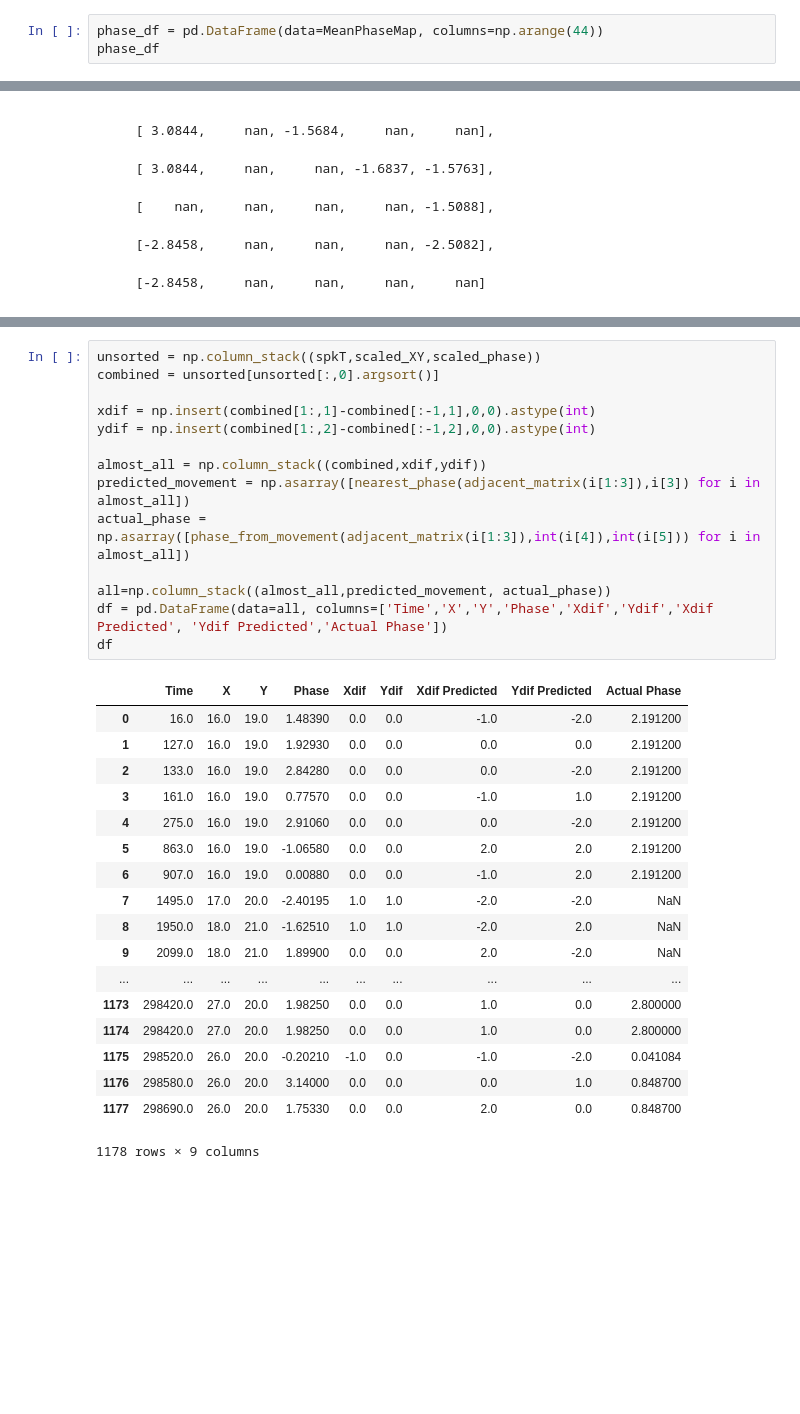
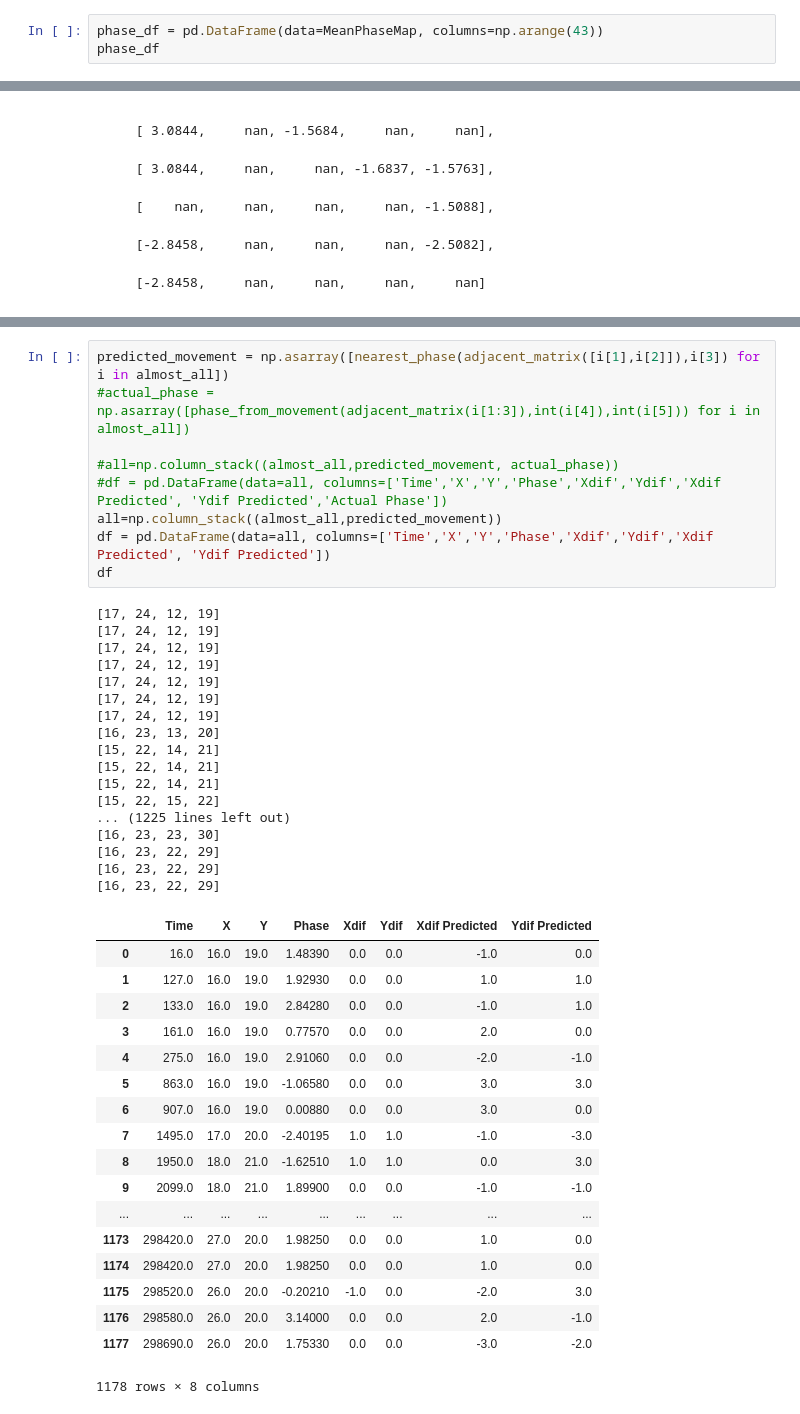
Before and after one commit to DanielHHowell/Grid-Cell, a Jupyter notebook: Grid Cell Phase Main.ipynb, the cells around one changed output, grey strips where cells are left out. Saved outputs shown, nothing was run; the diff lists cells and outputs as text; blank space fills up the shorter version.

```diff
--- a/Grid Cell Phase Main.ipynb
+++ b/Grid Cell Phase Main.ipynb
@@ -157,7 +156,7 @@ X,Y position, change in distance, time and phase data sorted by trajectory from
 # %% [markdown]
 ## MeanPhaseMap DataFrame
 # %%
-phase_df = pd.DataFrame(data=MeanPhaseMap, columns=np.arange(44))
+phase_df = pd.DataFrame(data=MeanPhaseMap, columns=np.arange(43))
 phase_df
 # %% [output]
 |  | 0 | 1 | 2 | 3 | 4 | 5 | 6 | 7 | 8 | 9 | ... | ... |
@@ -269,36 +283,48 @@ print(phase_from_movement(adjacent_matrix([16,19]),0,0))
 # %%
-unsorted = np.column_stack((spkT,scaled_XY,scaled_phase))
-combined = unsorted[unsorted[:,0].argsort()]
+predicted_movement = np.asarray([nearest_phase(adjacent_matrix([i[1],i[2]]),i[3]) for i in almost_all])
+#actual_phase = np.asarray([phase_from_movement(adjacent_matrix(i[1:3]),int(i[4]),int(i[5])) for i in almost_all])
 
-xdif = np.insert(combined[1:,1]-combined[:-1,1],0,0).astype(int)
-ydif = np.insert(combined[1:,2]-combined[:-1,2],0,0).astype(int)
-
-almost_all = np.column_stack((combined,xdif,ydif))
-predicted_movement = np.asarray([nearest_phase(adjacent_matrix(i[1:3]),i[3]) for i in almost_all])
-actual_phase = np.asarray([phase_from_movement(adjacent_matrix(i[1:3]),int(i[4]),int(i[5])) for i in almost_all])
-
-all=np.column_stack((almost_all,predicted_movement, actual_phase))
-df = pd.DataFrame(data=all, columns=['Time','X','Y','Phase','Xdif','Ydif','Xdif Predicted', 'Ydif Predicted','Actual Phase'])
+#all=np.column_stack((almost_all,predicted_movement, actual_phase))
+#df = pd.DataFrame(data=all, columns=['Time','X','Y','Phase','Xdif','Ydif','Xdif Predicted', 'Ydif Predicted','Actual Phase'])
+all=np.column_stack((almost_all,predicted_movement))
+df = pd.DataFrame(data=all, columns=['Time','X','Y','Phase','Xdif','Ydif','Xdif Predicted', 'Ydif Predicted'])
 df
 # %% [output]
+[17, 24, 12, 19]
+[17, 24, 12, 19]
+[17, 24, 12, 19]
+[17, 24, 12, 19]
+[17, 24, 12, 19]
+[17, 24, 12, 19]
+[17, 24, 12, 19]
+[16, 23, 13, 20]
+[15, 22, 14, 21]
+[15, 22, 14, 21]
+[15, 22, 14, 21]
+[15, 22, 15, 22]
+... (1225 lines left out)
+[16, 23, 23, 30]
+[16, 23, 22, 29]
+[16, 23, 22, 29]
+[16, 23, 22, 29]
-|  | Time | X | Y | Phase | Xdif | Ydif | Xdif Predicted | Ydif Predicted | Actual Phase |
-| 0 | 16.0 | 16.0 | 19.0 | 1.48390 | 0.0 | 0.0 | -1.0 | -2.0 | 2.191200 |
-| 1 | 127.0 | 16.0 | 19.0 | 1.92930 | 0.0 | 0.0 | 0.0 | 0.0 | 2.191200 |
-| 2 | 133.0 | 16.0 | 19.0 | 2.84280 | 0.0 | 0.0 | 0.0 | -2.0 | 2.191200 |
-| 3 | 161.0 | 16.0 | 19.0 | 0.77570 | 0.0 | 0.0 | -1.0 | 1.0 | 2.191200 |
-| 4 | 275.0 | 16.0 | 19.0 | 2.91060 | 0.0 | 0.0 | 0.0 | -2.0 | 2.191200 |
-| 5 | 863.0 | 16.0 | 19.0 | -1.06580 | 0.0 | 0.0 | 2.0 | 2.0 | 2.191200 |
-| 6 | 907.0 | 16.0 | 19.0 | 0.00880 | 0.0 | 0.0 | -1.0 | 2.0 | 2.191200 |
-| 7 | 1495.0 | 17.0 | 20.0 | -2.40195 | 1.0 | 1.0 | -2.0 | -2.0 | NaN |
-| 8 | 1950.0 | 18.0 | 21.0 | -1.62510 | 1.0 | 1.0 | -2.0 | 2.0 | NaN |
-| 9 | 2099.0 | 18.0 | 21.0 | 1.89900 | 0.0 | 0.0 | 2.0 | -2.0 | NaN |
-| ... | ... | ... | ... | ... | ... | ... | ... | ... | ... |
-| 1173 | 298420.0 | 27.0 | 20.0 | 1.98250 | 0.0 | 0.0 | 1.0 | 0.0 | 2.800000 |
-| 1174 | 298420.0 | 27.0 | 20.0 | 1.98250 | 0.0 | 0.0 | 1.0 | 0.0 | 2.800000 |
-| 1175 | 298520.0 | 26.0 | 20.0 | -0.20210 | -1.0 | 0.0 | -1.0 | -2.0 | 0.041084 |
-| 1176 | 298580.0 | 26.0 | 20.0 | 3.14000 | 0.0 | 0.0 | 0.0 | 1.0 | 0.848700 |
-| 1177 | 298690.0 | 26.0 | 20.0 | 1.75330 | 0.0 | 0.0 | 2.0 | 0.0 | 0.848700 |
+|  | Time | X | Y | Phase | Xdif | Ydif | Xdif Predicted | Ydif Predicted |
+| 0 | 16.0 | 16.0 | 19.0 | 1.48390 | 0.0 | 0.0 | -1.0 | 0.0 |
+| 1 | 127.0 | 16.0 | 19.0 | 1.92930 | 0.0 | 0.0 | 1.0 | 1.0 |
+| 2 | 133.0 | 16.0 | 19.0 | 2.84280 | 0.0 | 0.0 | -1.0 | 1.0 |
+| 3 | 161.0 | 16.0 | 19.0 | 0.77570 | 0.0 | 0.0 | 2.0 | 0.0 |
+| 4 | 275.0 | 16.0 | 19.0 | 2.91060 | 0.0 | 0.0 | -2.0 | -1.0 |
+| 5 | 863.0 | 16.0 | 19.0 | -1.06580 | 0.0 | 0.0 | 3.0 | 3.0 |
+| 6 | 907.0 | 16.0 | 19.0 | 0.00880 | 0.0 | 0.0 | 3.0 | 0.0 |
+| 7 | 1495.0 | 17.0 | 20.0 | -2.40195 | 1.0 | 1.0 | -1.0 | -3.0 |
+| 8 | 1950.0 | 18.0 | 21.0 | -1.62510 | 1.0 | 1.0 | 0.0 | 3.0 |
+| 9 | 2099.0 | 18.0 | 21.0 | 1.89900 | 0.0 | 0.0 | -1.0 | -1.0 |
+| ... | ... | ... | ... | ... | ... | ... | ... | ... |
+| 1173 | 298420.0 | 27.0 | 20.0 | 1.98250 | 0.0 | 0.0 | 1.0 | 0.0 |
+| 1174 | 298420.0 | 27.0 | 20.0 | 1.98250 | 0.0 | 0.0 | 1.0 | 0.0 |
+| 1175 | 298520.0 | 26.0 | 20.0 | -0.20210 | -1.0 | 0.0 | -2.0 | 3.0 |
+| 1176 | 298580.0 | 26.0 | 20.0 | 3.14000 | 0.0 | 0.0 | 2.0 | -1.0 |
+| 1177 | 298690.0 | 26.0 | 20.0 | 1.75330 | 0.0 | 0.0 | -3.0 | -2.0 |
-1178 rows × 9 columns
+1178 rows × 8 columns
 # %%
 df_move = df.where((df['Xdif'] > 0) | (df['Ydif'] > 0)).dropna(subset=['Xdif'])
 df_move
```
Also changed, not shown: parts of 14 cells of this notebook, 1 other file.
